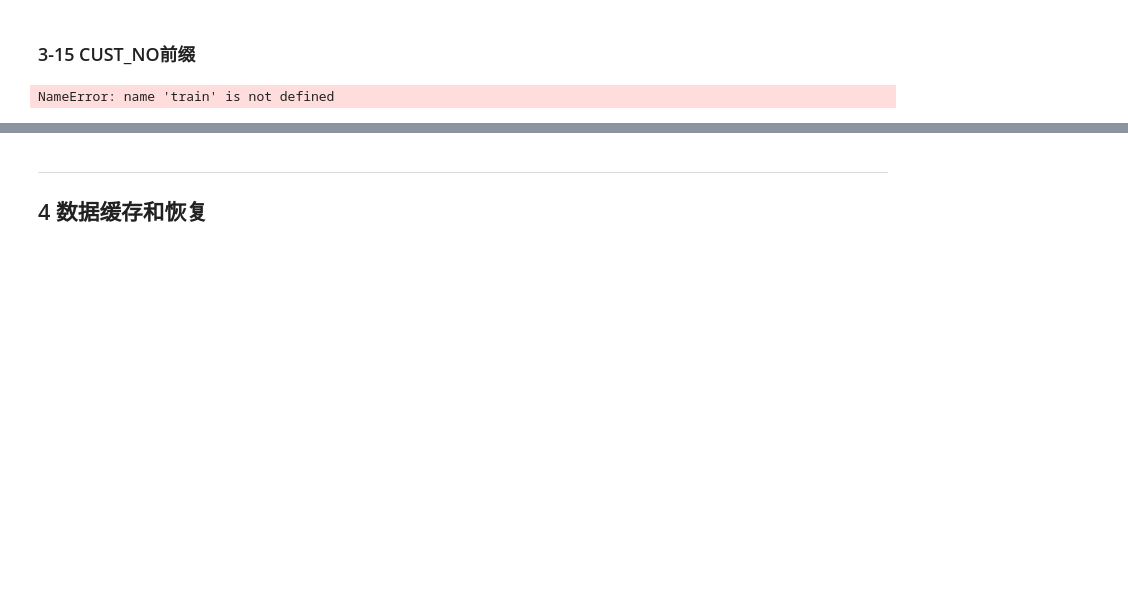
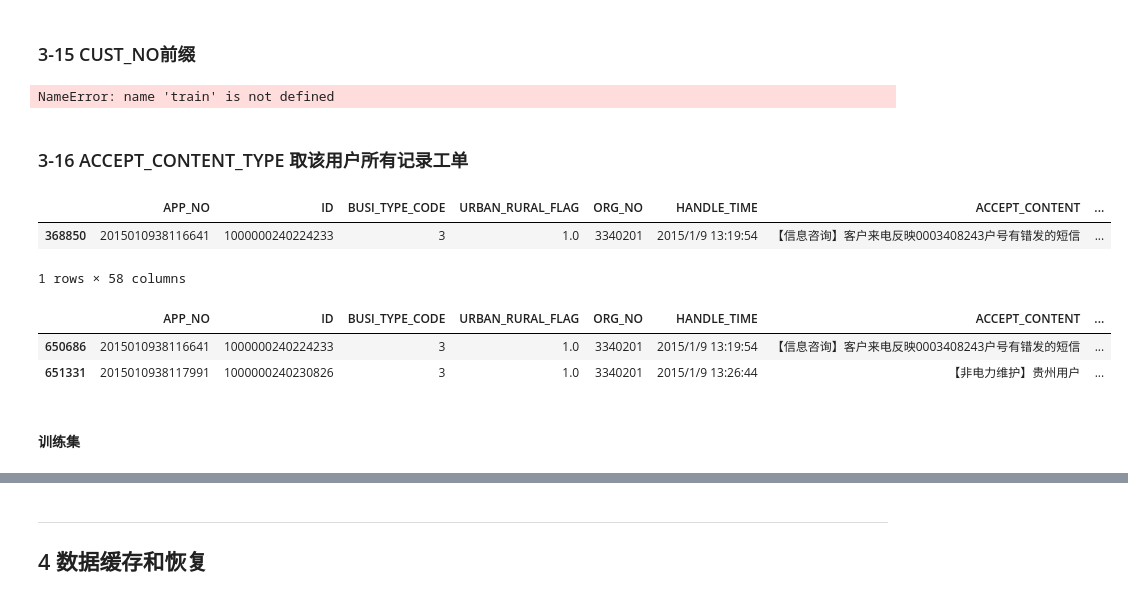
Before and after one commit to JDwangmo/customerPortrait, a Jupyter notebook: semi-finals/data_processing-01table.ipynb, the cells around one changed output, grey strips where cells are left out. Saved outputs shown, nothing was run; the diff lists cells and outputs as text; code cells hidden in the pictures; blank space fills up the shorter version.

```diff
--- a/semi-finals/data_processing-01table.ipynb
+++ b/semi-finals/data_processing-01table.ipynb
@@ -1835,3 +1838,19 @@ temp = train.join(test,how='outer')
 save_data(temp,'temp.csv',index=True)
 # %% [output]
 NameError: name 'train' is not defined
+# %% [markdown]
+### 3-16 ACCEPT_CONTENT_TYPE 取该用户所有记录工单
+# %%
+train_data01_a_worker_per_user[train_data01_a_worker_per_user['CUST_NO']=='0003408243']
+# %% [output]
+|  | APP_NO | ID | BUSI_TYPE_CODE | URBAN_RURAL_FLAG | ORG_NO | HANDLE_TIME | ACCEPT_CONTENT | ... |
+| 368850 | 2015010938116641 | 1000000240224233 | 3 | 1.0 | 3340201 | 2015/1/9 13:19:54 | 【信息咨询】客户来电反映0003408243户号有错发的短信 | ... |
+1 rows × 58 columns
+# %%
+train_data01_merge_label_df[train_data01_merge_label_df['CUST_NO']=='0003408243']
+# %% [output]
+|  | APP_NO | ID | BUSI_TYPE_CODE | URBAN_RURAL_FLAG | ORG_NO | HANDLE_TIME | ACCEPT_CONTENT | ... |
+| 650686 | 2015010938116641 | 1000000240224233 | 3 | 1.0 | 3340201 | 2015/1/9 13:19:54 | 【信息咨询】客户来电反映0003408243户号有错发的短信 | ... |
+| 651331 | 2015010938117991 | 1000000240230826 | 3 | 1.0 | 3340201 | 2015/1/9 13:26:44 | 【非电力维护】贵州用户 | ... |
+# %% [markdown]
+#### 训练集
```
Also changed, not shown: parts of 13 cells of this notebook, 12 other files.
